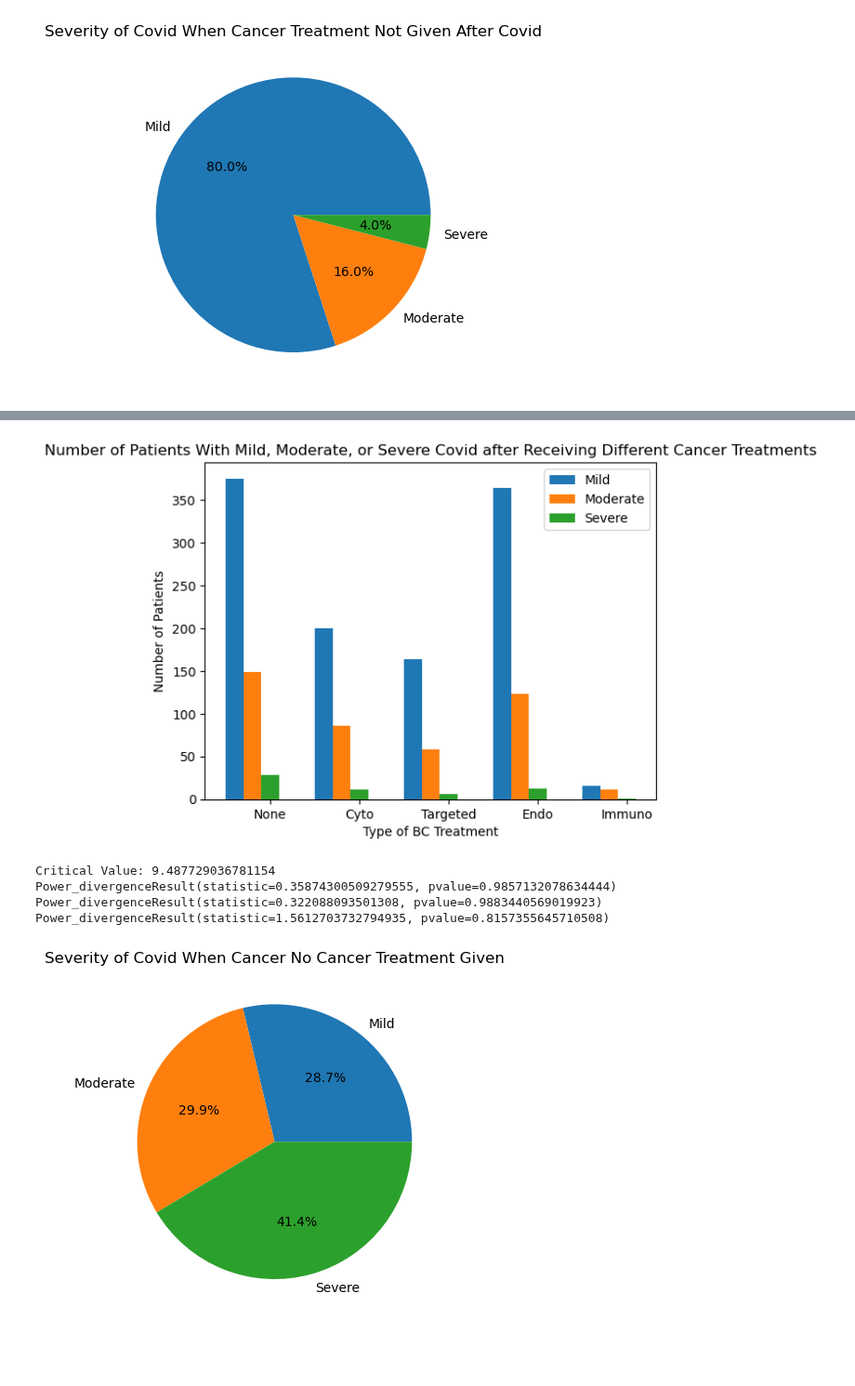
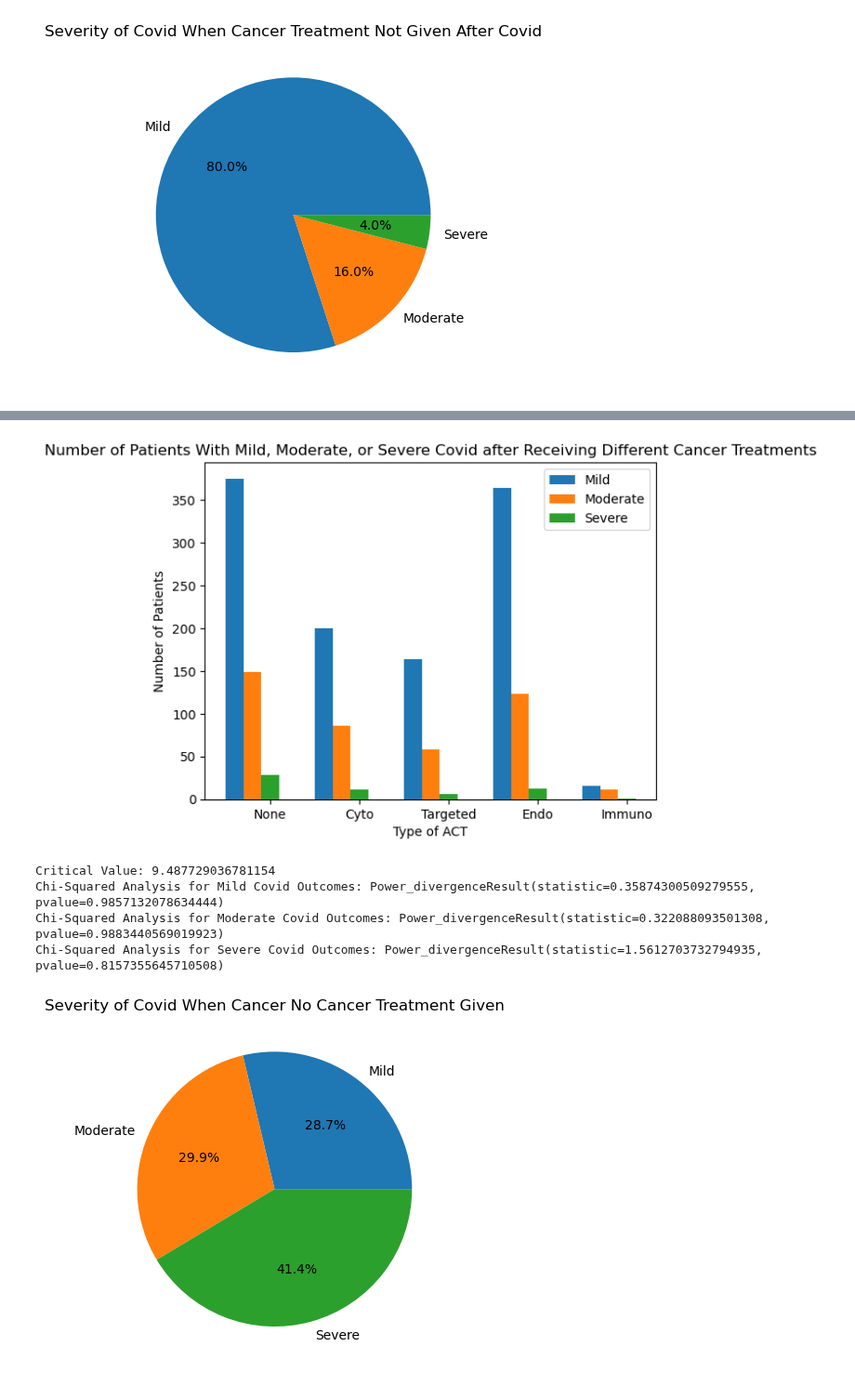
Before and after one commit to HSaleem352/Bootcamp-Project1, a Jupyter notebook: data_cleaning_afr.ipynb, the cells around one changed output, grey strips where cells are left out. Shown at 93% size. Drawn from its saved outputs; the diff is of its cells as text; code cells hidden in the pictures; blank space fills up the shorter version.

```diff
--- a/data_cleaning_afr.ipynb
+++ b/data_cleaning_afr.ipynb
@@ -14,7 +14,7 @@ import matplotlib.pyplot as plt
 import numpy as np
 import scipy.stats as st
 
-dataset = pd.read_csv("dataset")
+dataset_df = pd.read_csv("dataset")
 
 # for col in dataset_df.columns:
 #     print(col)
@@ -196,7 +196,7 @@ plt.bar(treatment_x_axis - 0.2, mod_treatment, 0.2, label = 'Moderate')
 plt.bar(treatment_x_axis + 0, sev_treatment, 0.2, label = "Severe")
 
 plt.xticks(treatment_x_axis, treatment_bar_x_values)
-plt.xlabel("Type of BC Treatment")
+plt.xlabel("Type of ACT")
 plt.ylabel("Number of Patients")
 plt.title("Number of Patients With Mild, Moderate, or Severe Covid after Receiving Different Cancer Treatments")
 plt.legend()
@@ -225,41 +225,41 @@ sev_none_prop = sev_none/sev_total
 sev_cyto_prop = sev_cyto/mod_total
 sev_targeted_prop = sev_targeted/mod_total
 sev_endo_prop = sev_endo/mod_total
 sev_immuno_prop = sev_immuno/mod_total
 
 # Calculate Expected and Observed Values and Put Into List
 mild_treatment_stats = [mild_none_prop, mild_cyto_prop, mild_targeted_prop, mild_endo_prop, mild_immuno_prop]
 mild_treatment_expected = (mild_none_prop+mild_cyto_prop+mild_targeted_prop+mild_endo_prop+mild_immuno_prop)/5
 mild_treatment_exp = [mild_treatment_expected, mild_treatment_expected, mild_treatment_expected, mild_treatment_expected, mild_treatment_expected]
 
 mod_treatment_stats = [mod_none_prop, mod_cyto_prop, mod_targeted_prop, mod_endo_prop, mod_immuno_prop]
 mod_treatment_expected = (mod_none_prop+mod_cyto_prop+mod_targeted_prop+mod_endo_prop+mod_immuno_prop)/5
 mod_treatment_exp = [mod_treatment_expected, mod_treatment_expected, mod_treatment_expected, mod_treatment_expected, mod_treatment_expected]
 
 sev_treatment_stats = [sev_none_prop, sev_cyto_prop, sev_targeted_prop, sev_endo_prop, sev_immuno_prop]
 sev_treatment_expected = (sev_none_prop+sev_cyto_prop+sev_targeted_prop+sev_endo_prop+sev_immuno_prop)/5
 sev_treatment_exp = [sev_treatment_expected, sev_treatment_expected, sev_treatment_expected, sev_treatment_expected, sev_treatment_expected]
 
 # Critical value
 treatment_crit_val=st.chi2.ppf(q=0.95, df=4)
 
 # Chi square analysis
 mild_treatment_chi=st.chisquare(mild_treatment_stats, mild_treatment_exp)
 mod_treatment_chi=st.chisquare(mod_treatment_stats, mod_treatment_exp)
 sev_treatment_chi=st.chisquare(sev_treatment_stats, sev_treatment_exp)
 
 
 # Print everything
 print("Critical Value: " + str(treatment_crit_val))
-print(mild_treatment_chi)
-print(mod_treatment_chi)
-print(sev_treatment_chi)
+print("Chi-Squared Analysis for Mild Covid Outcomes: " + str(mild_treatment_chi))
+print("Chi-Squared Analysis for Moderate Covid Outcomes: " + str(mod_treatment_chi))
+print("Chi-Squared Analysis for Severe Covid Outcomes: " + str(sev_treatment_chi))
 # %% [output]
-[figure, old version]
+[figure, new version]
 Critical Value: 9.487729036781154
-Power_divergenceResult(statistic=0.35874300509279555, pvalue=0.9857132078634444)
-Power_divergenceResult(statistic=0.322088093501308, pvalue=0.9883440569019923)
-Power_divergenceResult(statistic=1.5612703732794935, pvalue=0.8157355645710508)
+Chi-Squared Analysis for Mild Covid Outcomes: Power_divergenceResult(statistic=0.35874300509279555, pvalue=0.9857132078634444)
+Chi-Squared Analysis for Moderate Covid Outcomes: Power_divergenceResult(statistic=0.322088093501308, pvalue=0.9883440569019923)
+Chi-Squared Analysis for Severe Covid Outcomes: Power_divergenceResult(statistic=1.5612703732794935, pvalue=0.8157355645710508)
 # %%
 # Creating Pie Charts
 
```
Also changed, not shown: parts of 2 cells of this notebook.
